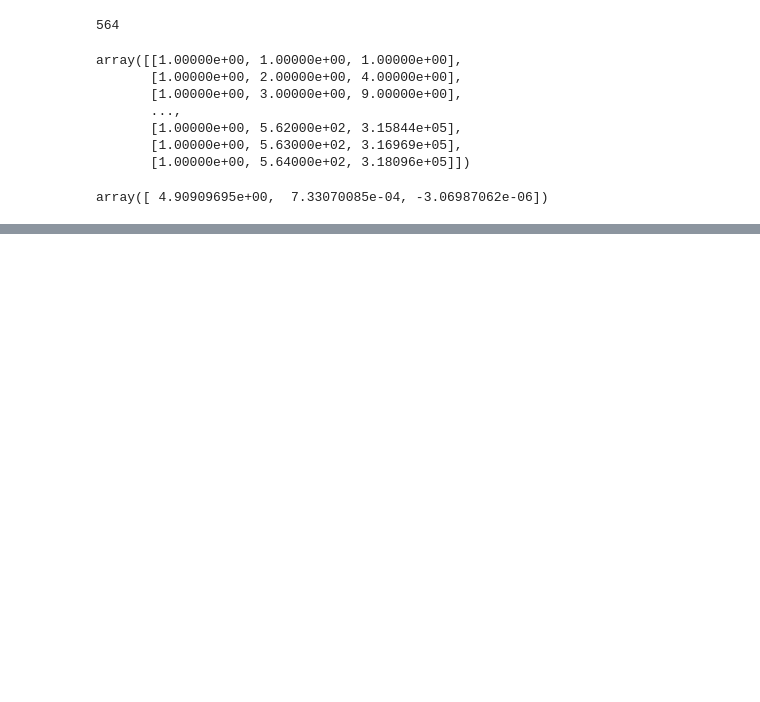
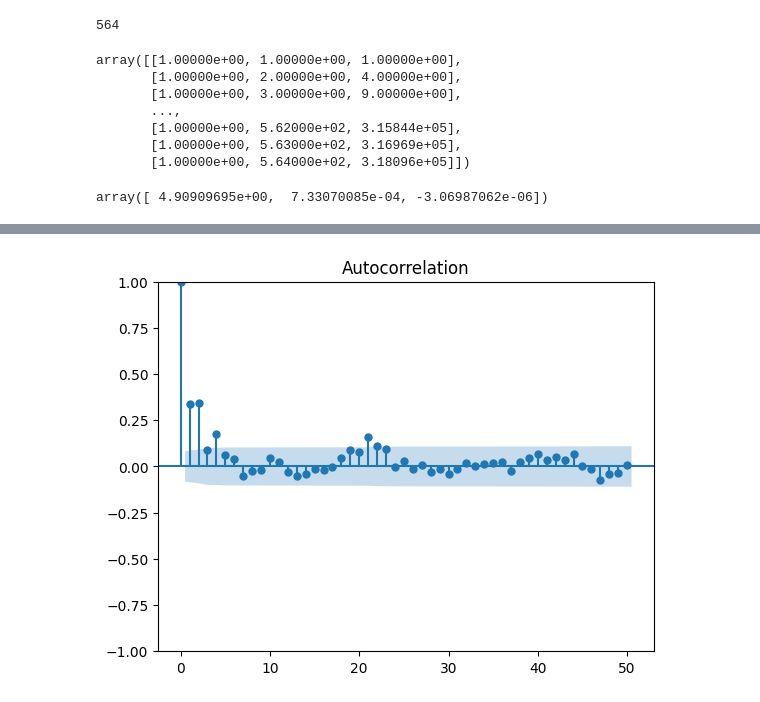
Before and after one commit to Thomas4390/econometrics_tp1, a Jupyter notebook: tp1.ipynb, the cells around one changed output, grey strips where cells are left out. Saved outputs shown, nothing was run; the diff lists cells and outputs as text; code cells hidden in the pictures; blank space fills up the shorter version.

```diff
--- a/tp1.ipynb
+++ b/tp1.ipynb
@@ -90,0 +141,5 @@ residuals_deter = Y - X @ B
+# %%
+# 1d
+sm.graphics.tsa.plot_acf(df["stoch_USDCAD"].dropna(), lags=50);
+# %% [output]
+[figure, added]
```
Also changed, not shown: parts of 6 cells of this notebook.
